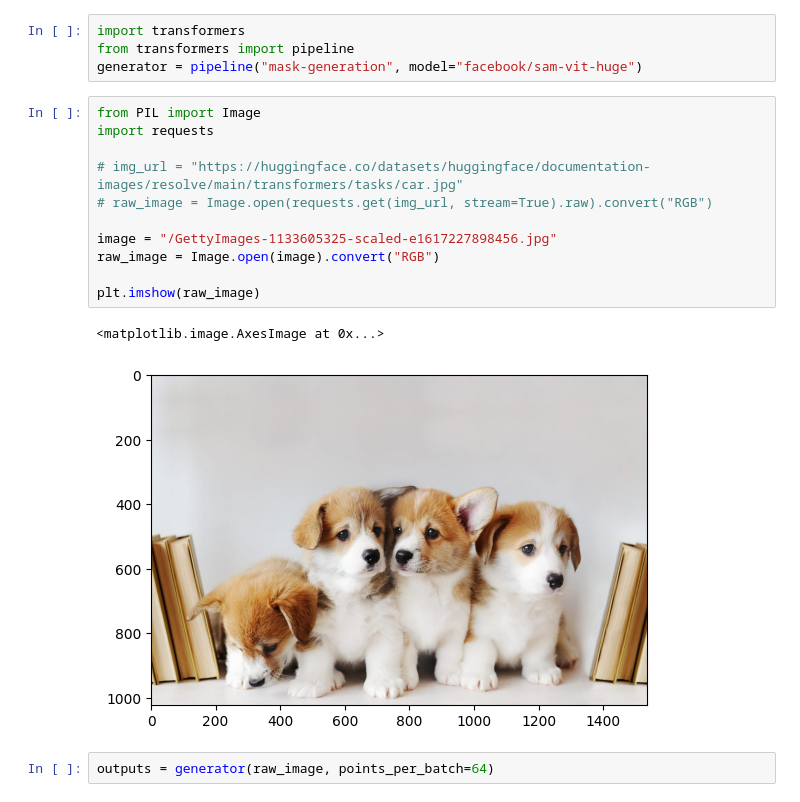
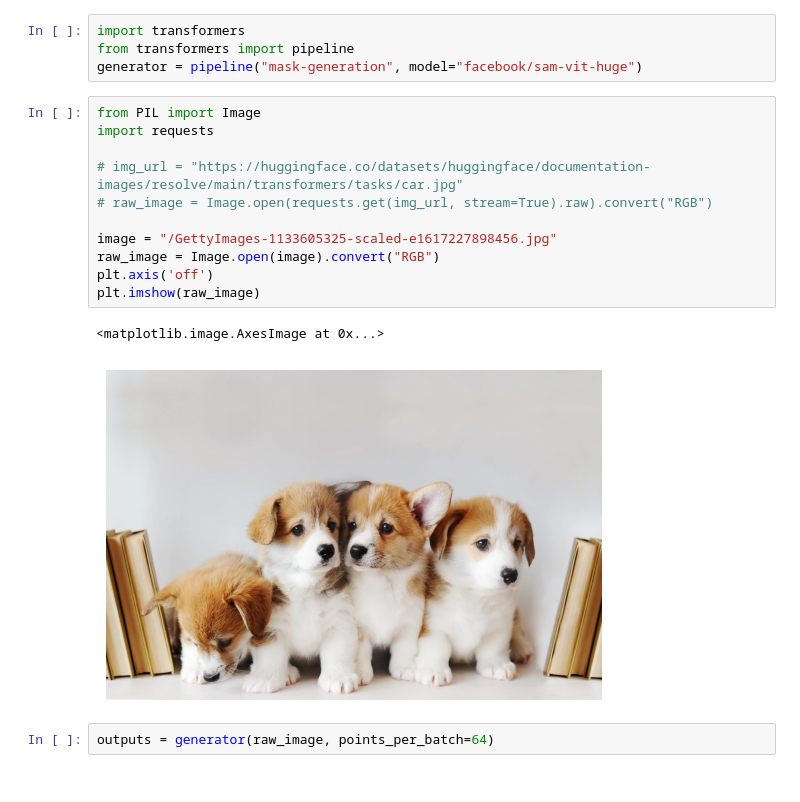
Before and after one commit to satyasri77/Segment_anything, a Jupyter notebook: Segement_anything_meta.ipynb, the cells around one changed output. Saved outputs shown, nothing was run; the diff lists cells and outputs as text.

```diff
--- a/Segement_anything_meta.ipynb
+++ b/Segement_anything_meta.ipynb
@@ -41,17 +41,17 @@ generator = pipeline("mask-generation", model="facebook/sam-vit-huge")
 # %%
 from PIL import Image
 import requests
 
 # img_url = "https://huggingface.co/datasets/huggingface/documentation-images/resolve/main/transformers/tasks/car.jpg"
 # raw_image = Image.open(requests.get(img_url, stream=True).raw).convert("RGB")
 
 image = "/GettyImages-1133605325-scaled-e1617227898456.jpg"
 raw_image = Image.open(image).convert("RGB")
-
+plt.axis('off')
 plt.imshow(raw_image)
 # %% [output]
 <matplotlib.image.AxesImage at 0x...>
-[figure, old version]
+[figure, new version]
 # %%
 outputs = generator(raw_image, points_per_batch=64)
 # %%
```
